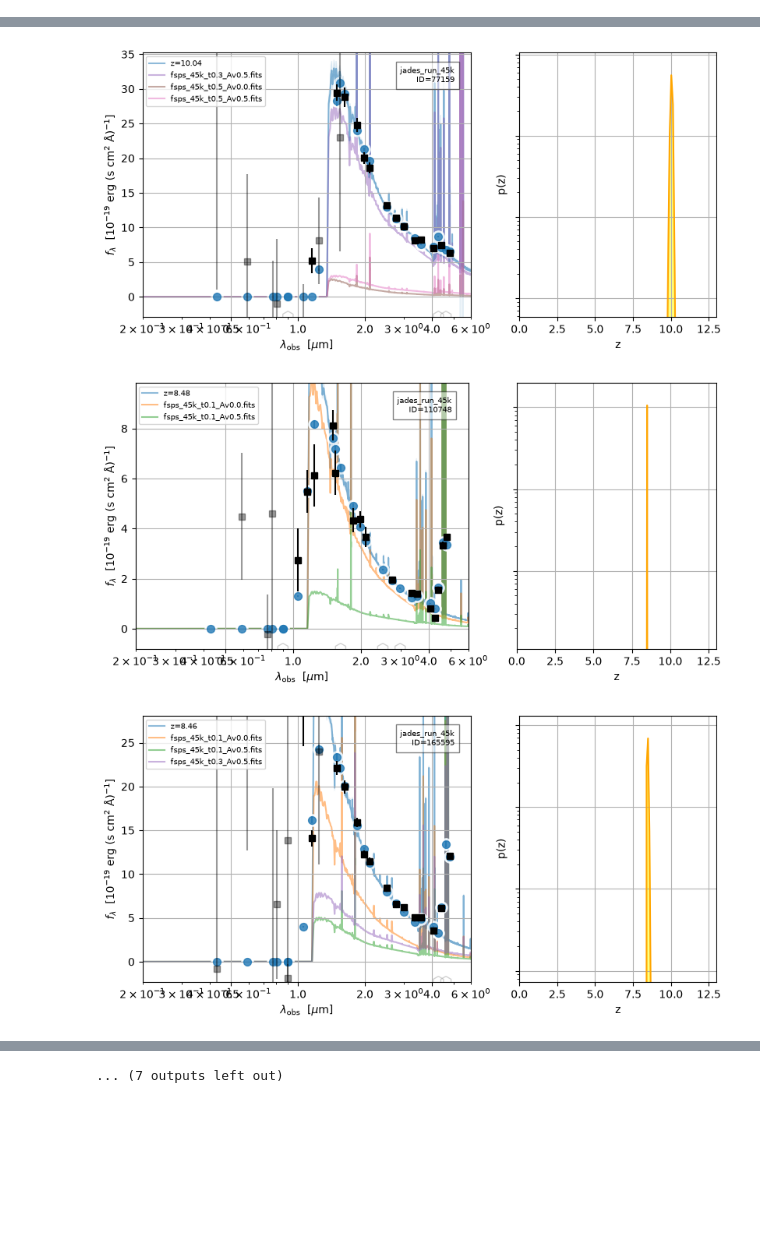
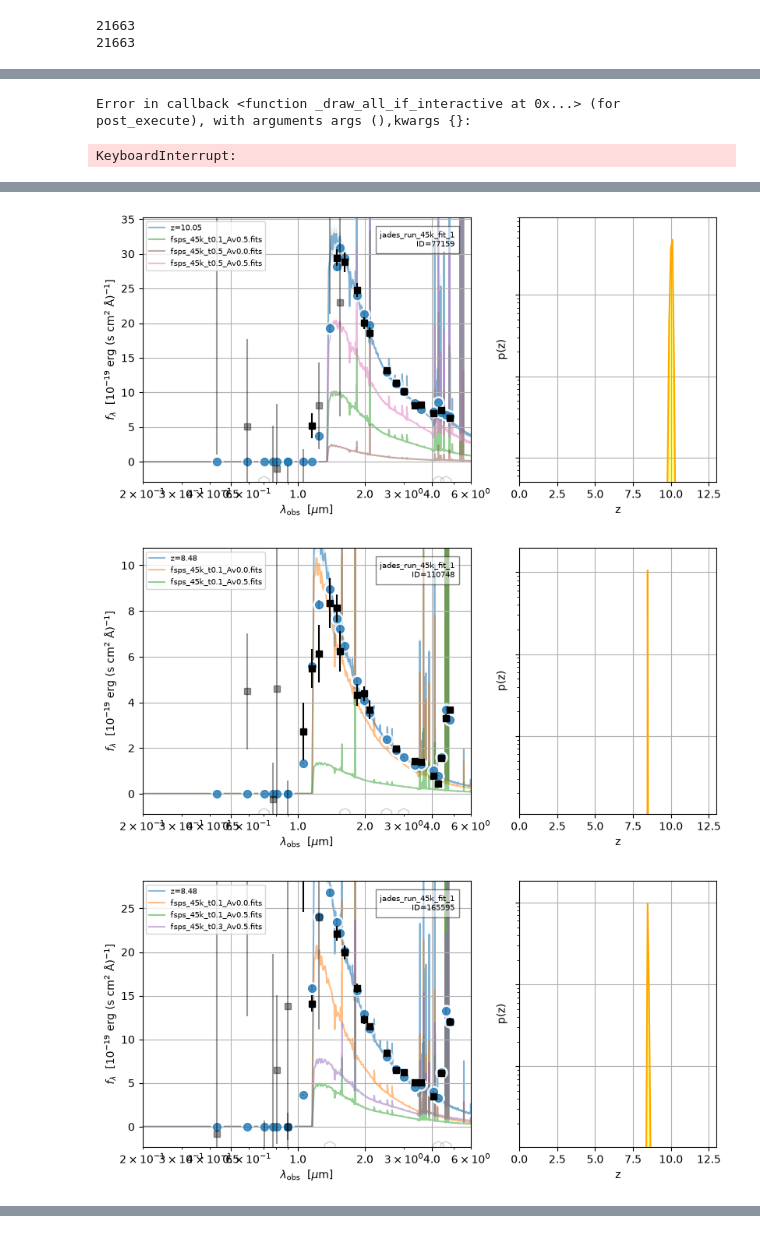
Before and after one commit to mariaj2006/SURF2026, a Jupyter notebook: scripts/eazy_45k_fit.ipynb, the cells around one changed output, grey strips where cells are left out. Cells and saved outputs as stored; diff of their text form; code cells hidden in the pictures; blank space fills up the shorter version.

```diff
--- a/scripts/eazy_45k_fit.ipynb
+++ b/scripts/eazy_45k_fit.ipynb
@@ -24,7 +24,8 @@ params['CATALOG_FILE'] = jades_table
 #params['CATALOG_FORMAT'] = 'fits'
 params['EXT_NUMBER'] = 9
 params['SYS_ERR'] = 0.03
-params['Z_MIN'] = 7.5
+params['Z_MIN'] = 8
+params['IGM_SCALE_TAU'] = 1.0
 
 # 2. Tell it what templates to use to fit the light
 
@@ -33,7 +34,7 @@ params['TEMPLATES_FILE'] = "/mnt/pixstor/data/caltech-msanche3/miniconda/envs/ea
 # path to jades data output directory
 # ^^ let's not do this for now and just name the file, we can see where it is directed to once code runs
 # filtered: only fit z>6 using the redshifts provided in the JADES catalog
-params['MAIN_OUTPUT_FILE'] = 'jades_run_45k_fit'
+params['MAIN_OUTPUT_FILE'] = 'jades_run_45k_fit_1'
 
 print("Loaded parameters!")
 print('Initializing fitting program...')
@@ -157,8 +158,8 @@ zout, hdu = ez.standard_output(
     simple=False,
     rf_pad_width=0.5,
     rf_max_err=2,
-    prior=True,
-    beta_prior=True,
+    prior=False,
+    beta_prior=False,
     absmag_filters=[],
     extra_rf_filters=[]
 )
@@ -210,15 +195,16 @@ Text(0, 0.5, '$(U-V)_0$')
 ifilter = ez.flux_columns[np.argmin((ez.lc - 8140)**2)]
 
 imag = 31.40 - 2.5*np.log10(ez.cat[ifilter])
-#sel = (ez.ZPHOTO > 12)
 
-dat1 = '/home/caltech-msanche3/data/jades_eazy_output/different_fitting_runs/jades_run_45k.data.fits'
-hdul3 = fits.open(dat1,memap=True)
-zbest = hdul3[1].data
-sel = zbest > 0
-
-so = np.argsort(imag[sel])
-ids = ez.OBJID[sel][so]
+ids = ez.OBJID
+mask1 = zout['z_phot'] > 0
+zout_masked1 = zout[mask1]
+ids_masked1 = ids[mask1]
+mask2 =- zout_masked1['z_phot']<12
+zout_masked2 = zout_masked1[mask2]
+ids_masked2 = ids_masked1[mask2]
+print(len(ids_masked2))
+print(len(zout_masked2))
 
 '''
 for i in range(1):
@@ -253,0 +223,2 @@ WARNING: ZSPEC column None not found in catalog [eazy.photoz]
+21663
+21663
@@ -253,0 +242,2 @@ WARNING: ZSPEC column None not found in catalog [eazy.photoz]
+Error in callback <function _draw_all_if_interactive at 0x...> (for post_execute), with arguments args (),kwargs {}:
+KeyboardInterrupt:
@@ -256,3 +246,3 @@ WARNING: ZSPEC column None not found in catalog [eazy.photoz]
-[figure, old version]
+[figure, new version]
-[figure, old version]
+[figure, new version]
-[figure, old version]
+[figure, new version]
@@ -265 +250,0 @@ WARNING: ZSPEC column None not found in catalog [eazy.photoz]
-... (7 outputs left out)
```
Also changed, not shown: parts of 5 cells of this notebook, 6 other files.
